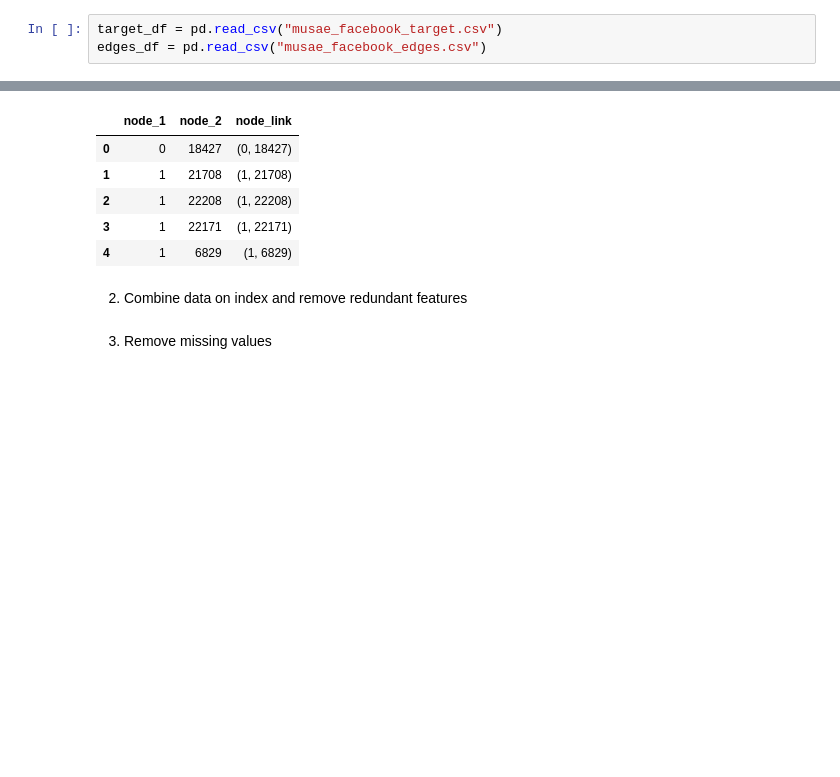
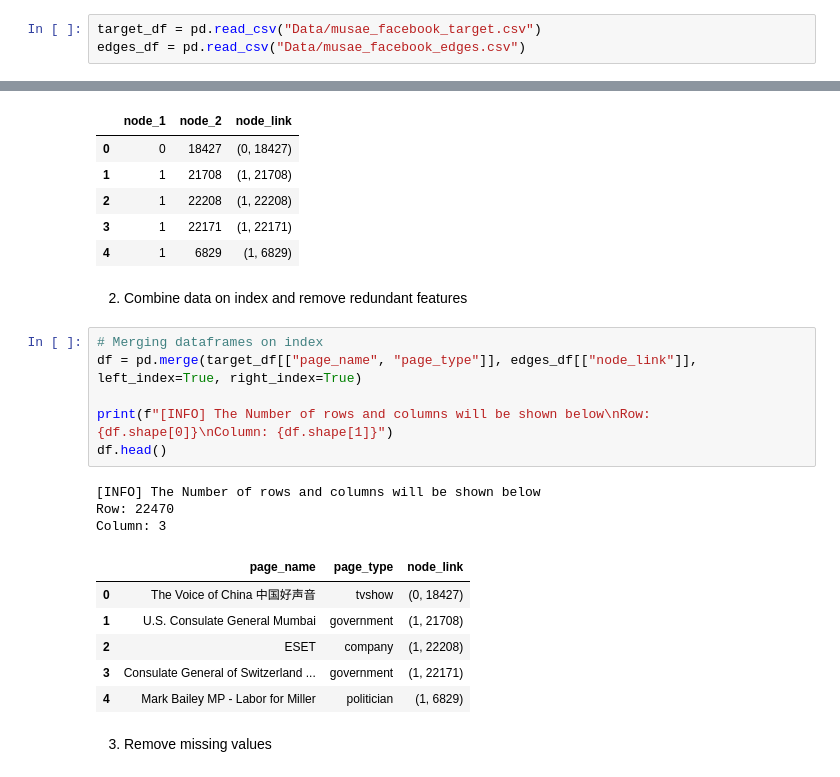
Before and after one commit to jeffersonzaki/Link-Prediction-Facebook-Pages, a Jupyter notebook: link_prediction.ipynb, the cells around one changed output, grey strips where cells are left out. Cells and saved outputs as stored; diff of their text form; blank space fills up the shorter version.

Commit message:
Merging data sets

```diff
--- a/link_prediction.ipynb
+++ b/link_prediction.ipynb
@@ -43,7 +44,7 @@ Using TensorFlow backend.
 # %% [markdown]
 # Data
 # %%
-target_df = pd.read_csv("musae_facebook_target.csv")
-edges_df = pd.read_csv("musae_facebook_edges.csv")
+target_df = pd.read_csv("Data/musae_facebook_target.csv")
+edges_df = pd.read_csv("Data/musae_facebook_edges.csv")
 # %%
 # Reading the json as a dict
@@ -192,5 +193,21 @@ edges_df.head()
 | 4 | 1 | 6829 | (1, 6829) |
 # %% [markdown]
 2. Combine data on index and remove redundant features
+# %%
+# Merging dataframes on index
+df = pd.merge(target_df[["page_name", "page_type"]], edges_df[["node_link"]], left_index=True, right_index=True)
+
+print(f"[INFO] The Number of rows and columns will be shown below\nRow: {df.shape[0]}\nColumn: {df.shape[1]}")
+df.head()
+# %% [output]
+[INFO] The Number of rows and columns will be shown below
+Row: 22470
+Column: 3
+|  | page_name | page_type | node_link |
+| 0 | The Voice of China 中国好声音 | tvshow | (0, 18427) |
+| 1 | U.S. Consulate General Mumbai | government | (1, 21708) |
+| 2 | ESET | company | (1, 22208) |
+| 3 | Consulate General of Switzerland ... | government | (1, 22171) |
+| 4 | Mark Bailey MP - Labor for Miller | politician | (1, 6829) |
 # %% [markdown]
 3. Remove missing values
```
Also changed, not shown: parts of 4 cells of this notebook.
